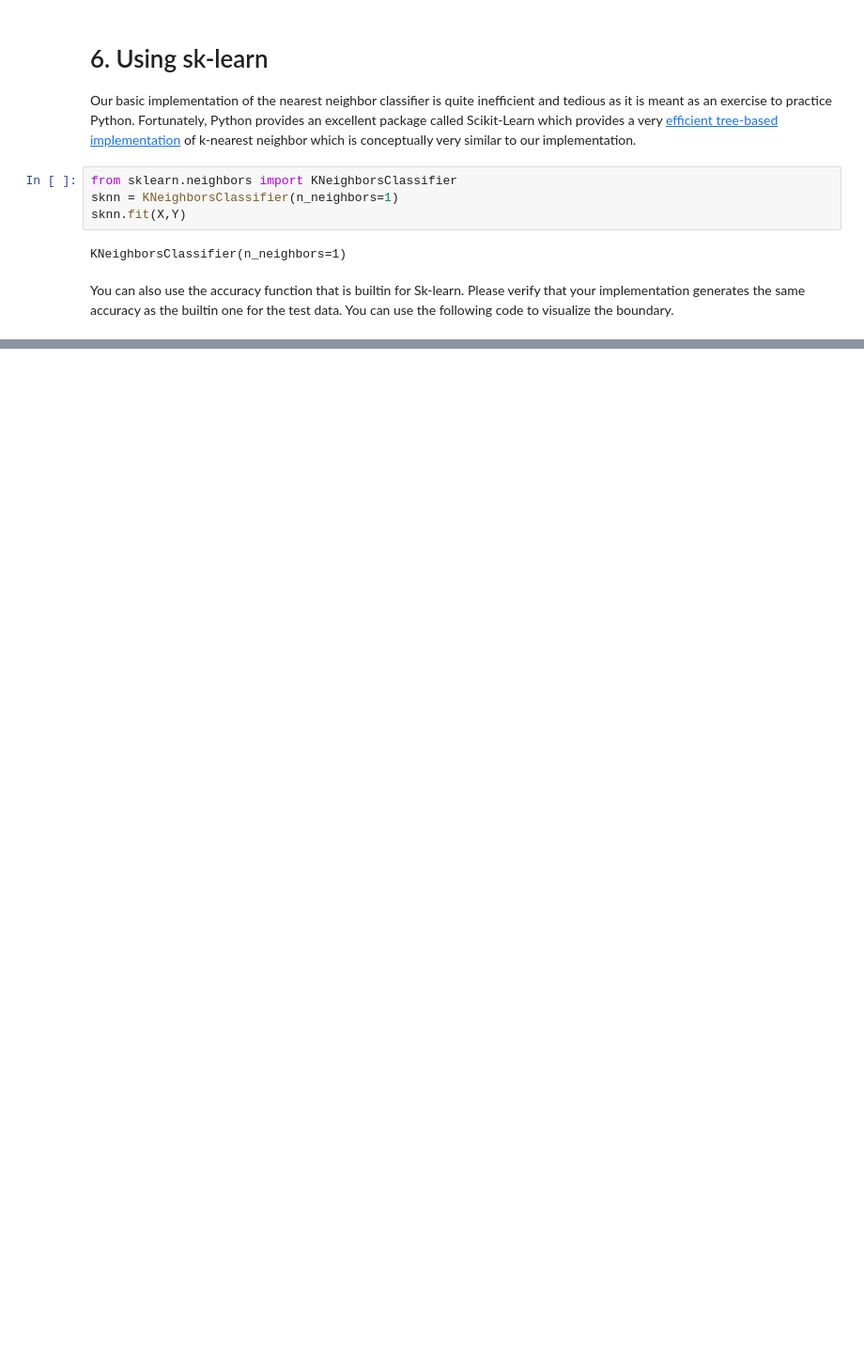
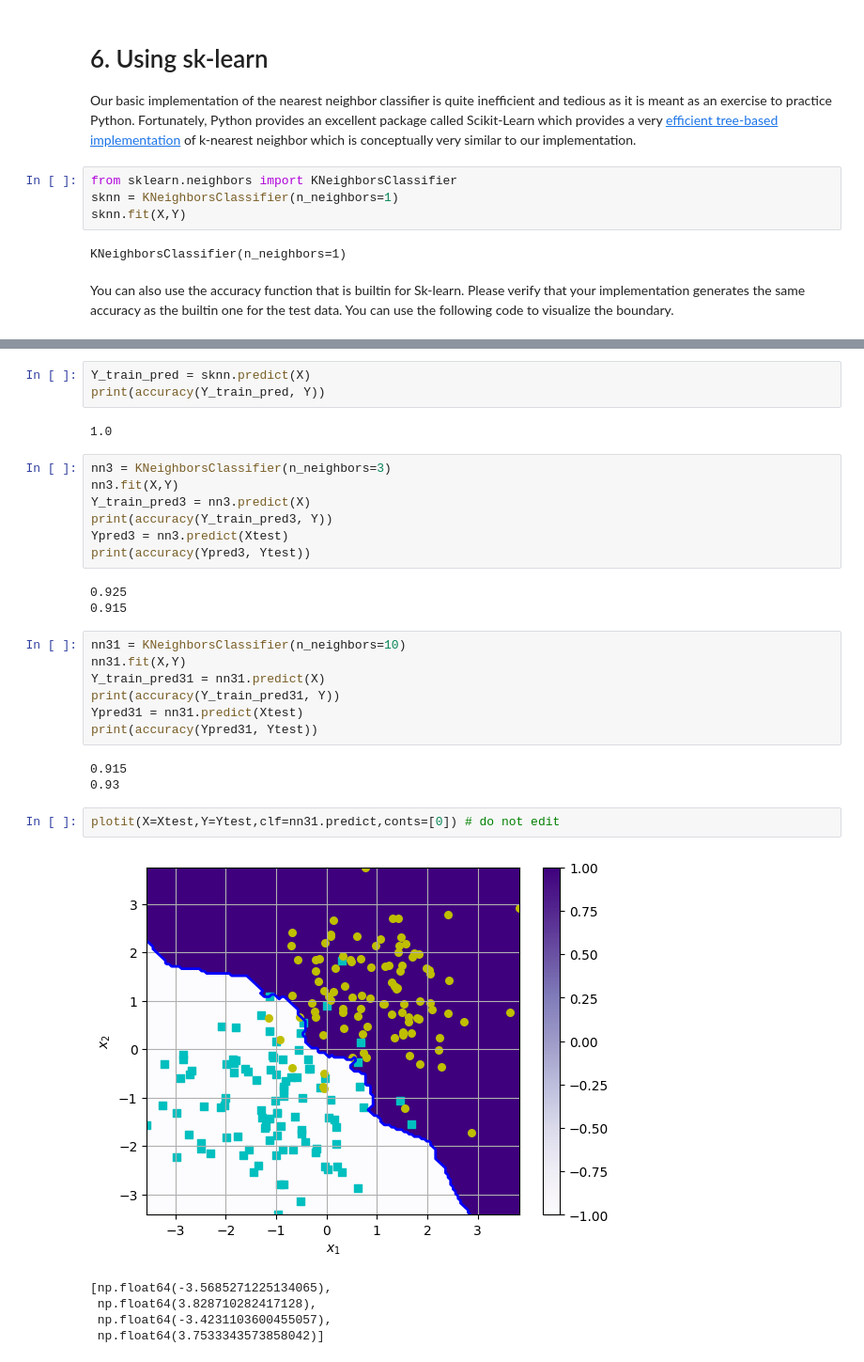
Before and after one commit to gblawrence03/CS909-materials, a Jupyter notebook: DM_1_kNN.ipynb, the cells around one changed output, grey strips where cells are left out. Shown at 94% size. Cells and saved outputs as stored; diff of their text form; blank space fills up the shorter version.

```diff
--- a/DM_1_kNN.ipynb
+++ b/DM_1_kNN.ipynb
@@ -346,0 +322,33 @@ Can you build an intuitive understanding of what's going on here by looking at t
+# %%
+Y_train_pred = sknn.predict(X)
+print(accuracy(Y_train_pred, Y))
+# %% [output]
+1.0
+# %%
+nn3 = KNeighborsClassifier(n_neighbors=3)
+nn3.fit(X,Y)
+Y_train_pred3 = nn3.predict(X)
+print(accuracy(Y_train_pred3, Y))
+Ypred3 = nn3.predict(Xtest)
+print(accuracy(Ypred3, Ytest))
+# %% [output]
+0.925
+0.915
+# %%
+nn31 = KNeighborsClassifier(n_neighbors=10)
+nn31.fit(X,Y)
+Y_train_pred31 = nn31.predict(X)
+print(accuracy(Y_train_pred31, Y))
+Ypred31 = nn31.predict(Xtest)
+print(accuracy(Ypred31, Ytest))
+# %% [output]
+0.915
+0.93
+# %%
+plotit(X=Xtest,Y=Ytest,clf=nn31.predict,conts=[0]) # do not edit
+# %% [output]
+[figure, added]
+[np.float64(-3.5685271225134065),
+ np.float64(3.828710282417128),
+ np.float64(-3.4231103600455057),
+ np.float64(3.7533343573858042)]
```
Also changed, not shown: parts of 8 cells of this notebook.
